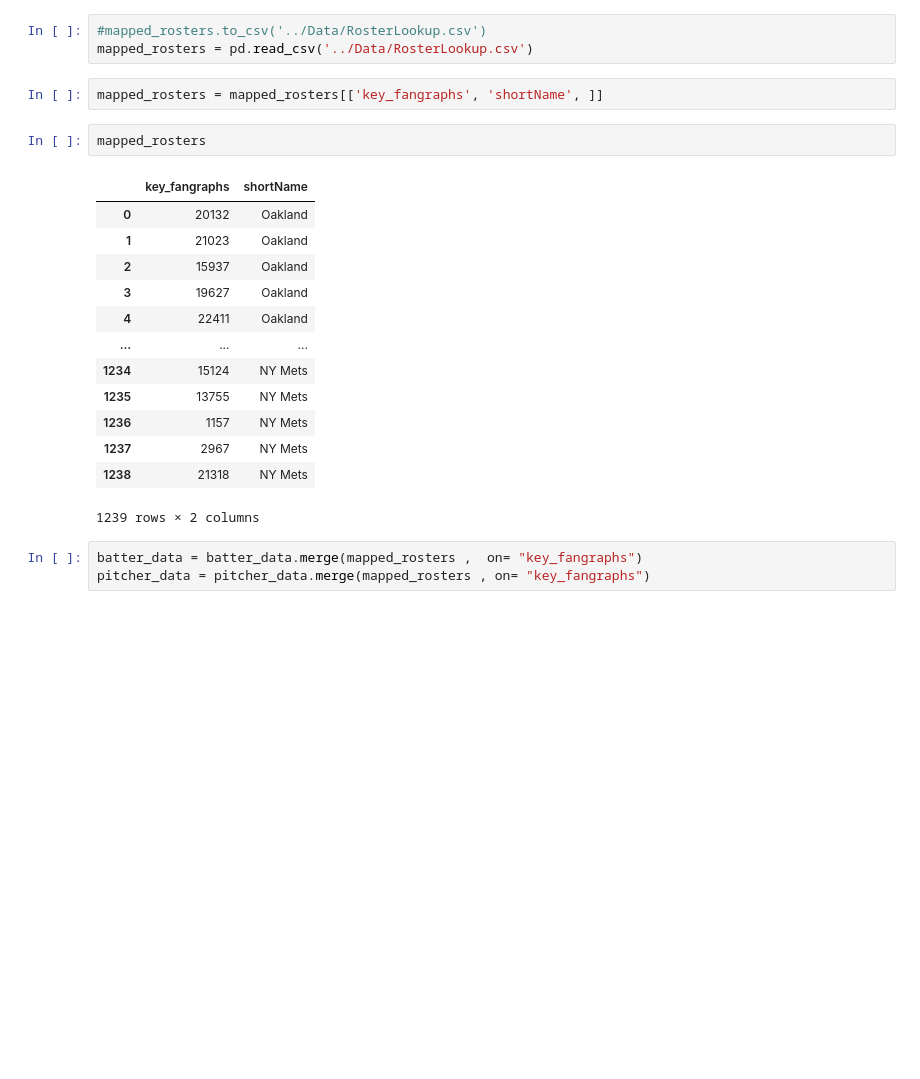
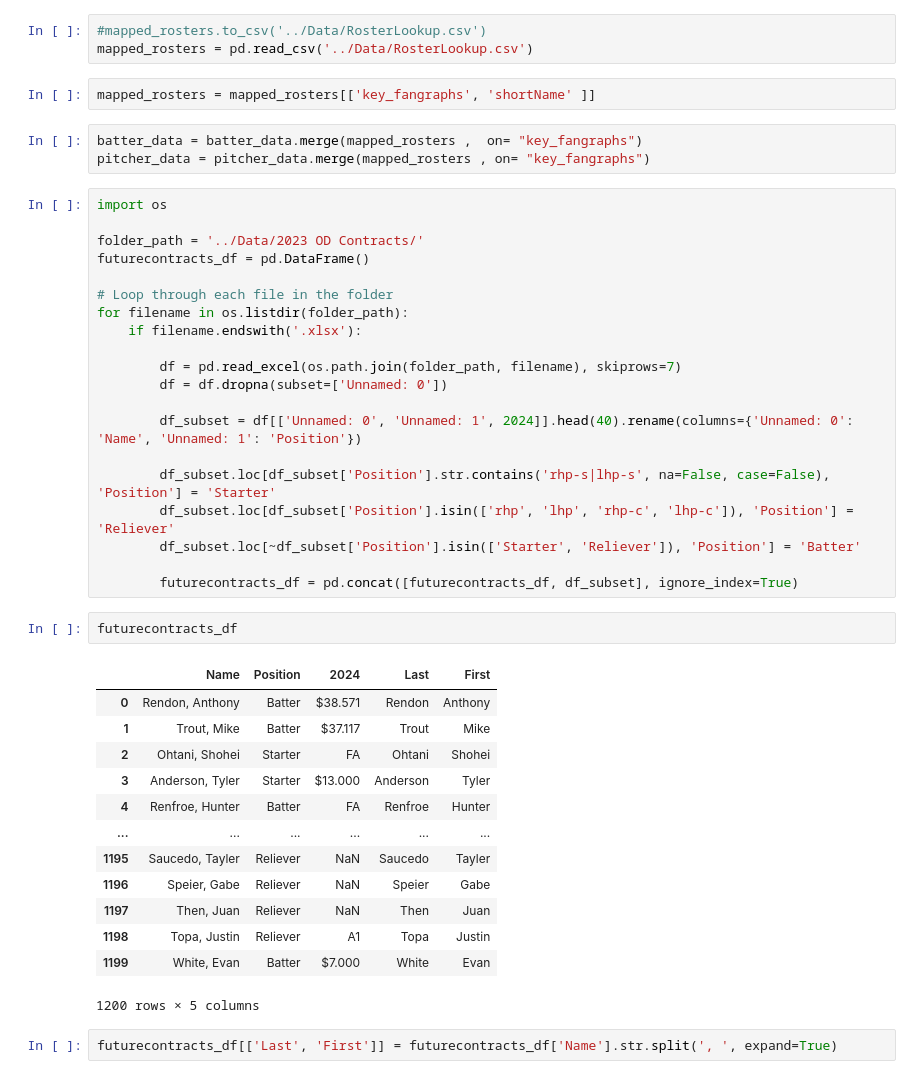
Before and after one commit to hanksnowdon/OptimizationProject, a Jupyter notebook: Code/dataDownload.ipynb, the cells around one changed output. Saved outputs shown, nothing was run; the diff lists cells and outputs as text; blank space fills up the shorter version.

Commit message:
add 2024 salary data

```diff
--- a/Code/dataDownload.ipynb
+++ b/Code/dataDownload.ipynb
@@ -92,23 +76,45 @@ rosters_df = rosters_df.merge(pd.DataFrame(teams)[['id', 'shortName']], left_on=
 #mapped_rosters.to_csv('../Data/RosterLookup.csv')
 mapped_rosters = pd.read_csv('../Data/RosterLookup.csv')
 # %%
-mapped_rosters = mapped_rosters[['key_fangraphs', 'shortName', ]]
+mapped_rosters = mapped_rosters[['key_fangraphs', 'shortName' ]]
-# %%
-mapped_rosters
-# %% [output]
-|  | key_fangraphs | shortName |
-| 0 | 20132 | Oakland |
-| 1 | 21023 | Oakland |
-| 2 | 15937 | Oakland |
-| 3 | 19627 | Oakland |
-| 4 | 22411 | Oakland |
-| ... | ... | ... |
-| 1234 | 15124 | NY Mets |
-| 1235 | 13755 | NY Mets |
-| 1236 | 1157 | NY Mets |
-| 1237 | 2967 | NY Mets |
-| 1238 | 21318 | NY Mets |
-1239 rows × 2 columns
 # %%
 batter_data = batter_data.merge(mapped_rosters ,  on= "key_fangraphs")
 pitcher_data = pitcher_data.merge(mapped_rosters , on= "key_fangraphs")
+# %%
+import os
+
+folder_path = '../Data/2023 OD Contracts/'
+futurecontracts_df = pd.DataFrame()
+
+# Loop through each file in the folder
+for filename in os.listdir(folder_path):
+    if filename.endswith('.xlsx'):
+
+        df = pd.read_excel(os.path.join(folder_path, filename), skiprows=7)
+        df = df.dropna(subset=['Unnamed: 0'])
+
+        df_subset = df[['Unnamed: 0', 'Unnamed: 1', 2024]].head(40).rename(columns={'Unnamed: 0': 'Name', 'Unnamed: 1': 'Position'})
+
+        df_subset.loc[df_subset['Position'].str.contains('rhp-s|lhp-s', na=False, case=False), 'Position'] = 'Starter'
+        df_subset.loc[df_subset['Position'].isin(['rhp', 'lhp', 'rhp-c', 'lhp-c']), 'Position'] = 'Reliever'
+        df_subset.loc[~df_subset['Position'].isin(['Starter', 'Reliever']), 'Position'] = 'Batter'
+
+        futurecontracts_df = pd.concat([futurecontracts_df, df_subset], ignore_index=True)
+# %%
+futurecontracts_df
+# %% [output]
+|  | Name | Position | 2024 | Last | First |
+| 0 | Rendon, Anthony | Batter | $38.571 | Rendon | Anthony |
+| 1 | Trout, Mike | Batter | $37.117 | Trout | Mike |
+| 2 | Ohtani, Shohei | Starter | FA | Ohtani | Shohei |
+| 3 | Anderson, Tyler | Starter | $13.000 | Anderson | Tyler |
+| 4 | Renfroe, Hunter | Batter | FA | Renfroe | Hunter |
+| ... | ... | ... | ... | ... | ... |
+| 1195 | Saucedo, Tayler | Reliever | NaN | Saucedo | Tayler |
+| 1196 | Speier, Gabe | Reliever | NaN | Speier | Gabe |
+| 1197 | Then, Juan | Reliever | NaN | Then | Juan |
+| 1198 | Topa, Justin | Reliever | A1 | Topa | Justin |
+| 1199 | White, Evan | Batter | $7.000 | White | Evan |
+1200 rows × 5 columns
+# %%
+futurecontracts_df[['Last', 'First']] = futurecontracts_df['Name'].str.split(', ', expand=True)
```
Also changed, not shown: parts of 9 cells of this notebook, 32 other files.
